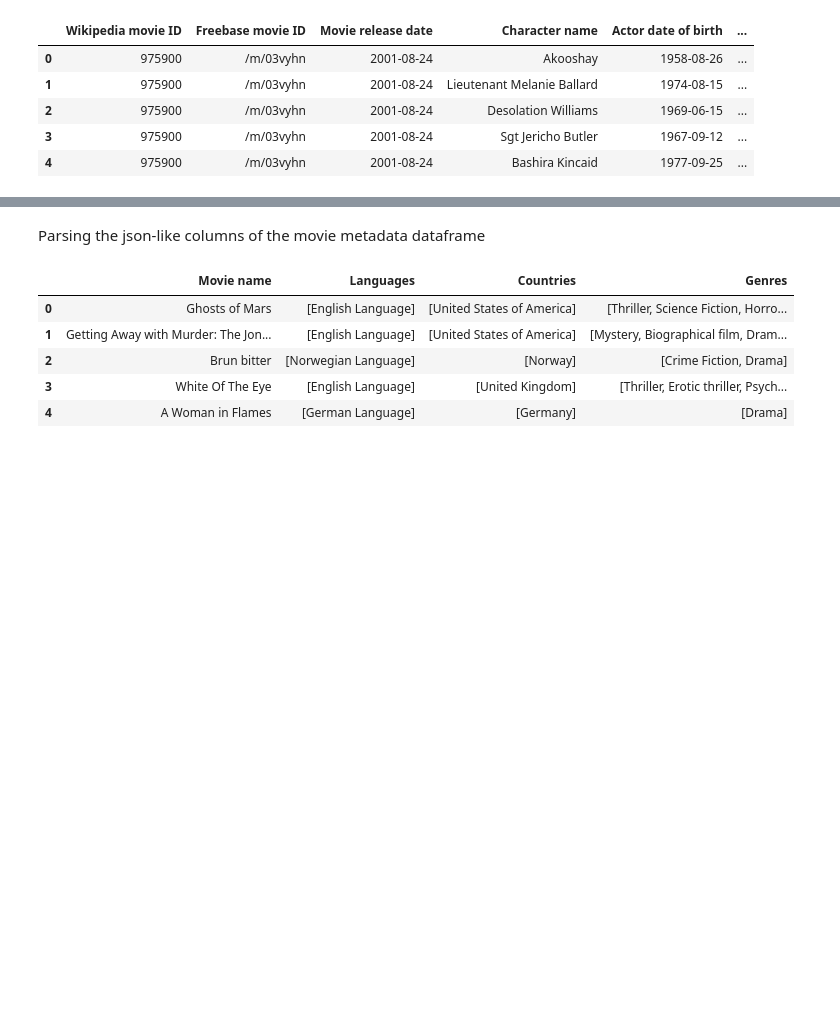
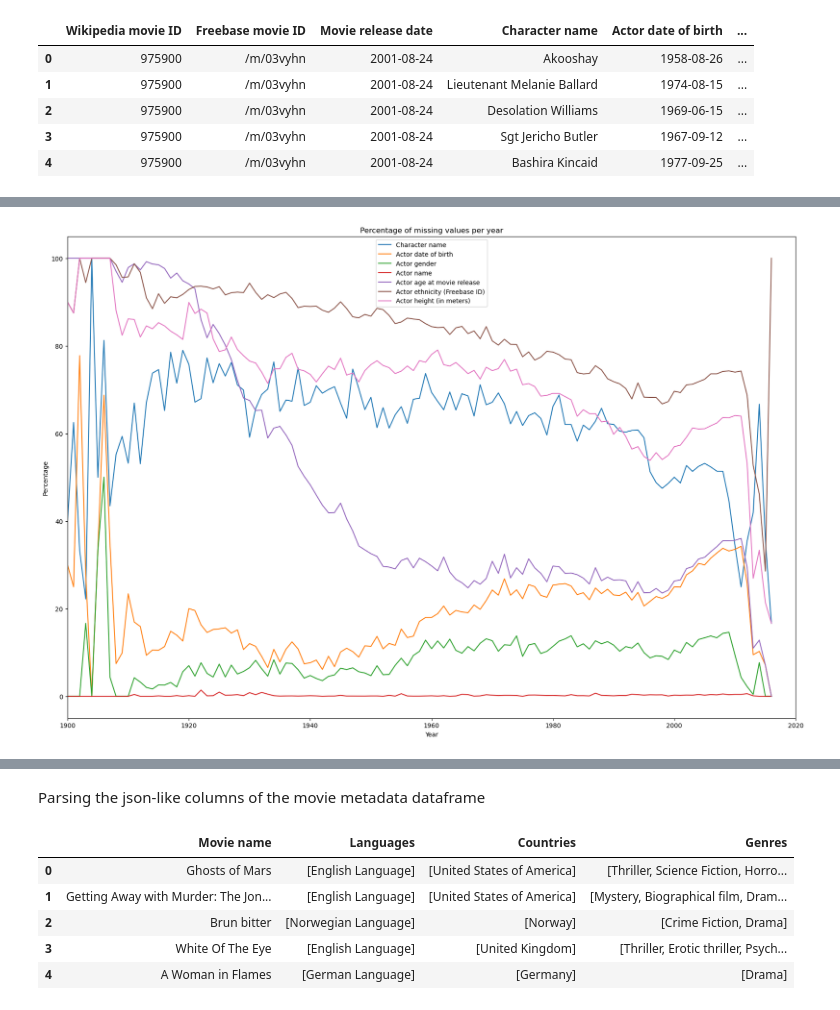
Before and after one commit to aristo6253/CS-401-ADAknow-Milestone2, a Jupyter notebook: cleaning_code.ipynb, the cells around one changed output, grey strips where cells are left out. Drawn from its saved outputs; the diff is of its cells as text; code cells hidden in the pictures; blank space fills up the shorter version.

```diff
--- a/cleaning_code.ipynb
+++ b/cleaning_code.ipynb
@@ -60,0 +107,20 @@ character_metadata.head()
+# %%
+# Evolution of Nan values over time
+character_metadata['Movie release date'] = pd.to_datetime(character_metadata['Movie release date'], errors='coerce')
+character_metadata['Year'] = character_metadata['Movie release date'].dt.year
+
+nan_percentage_characters_year = character_metadata.groupby('Year').apply(lambda x: x.isnull().sum() / len(x) * 100)
+
+columns_to_plot = ['Character name', 'Actor date of birth', 'Actor gender', 'Actor name', 'Actor age at movie release', 'Actor ethnicity (Freebase ID)', 'Actor height (in meters)']
+
+# Line plot with missing values per year
+plt.figure(figsize=(21, 14))
+plt.title('Percentage of missing values per year')
+plt.xlabel('Year')
+plt.ylabel('Percentage')
+plt.xlim(1900, 2020)
+plt.plot(nan_percentage_characters_year[columns_to_plot])
+plt.legend(nan_percentage_characters_year[columns_to_plot].columns)
+plt.show()
+# %% [output]
+[figure, added]
```
Also changed, not shown: parts of 22 cells of this notebook.
